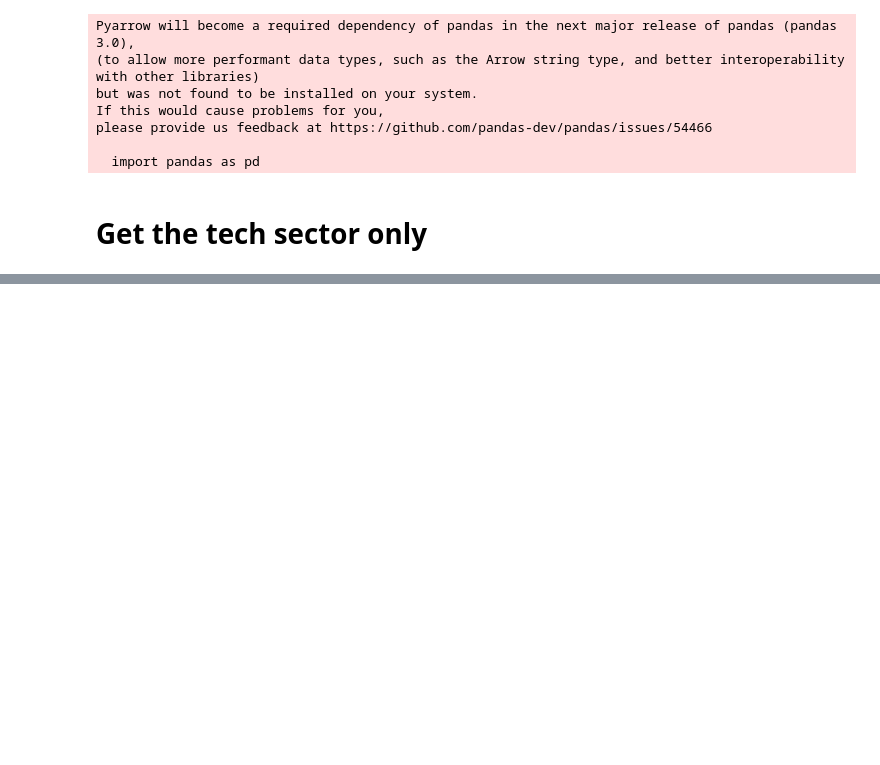
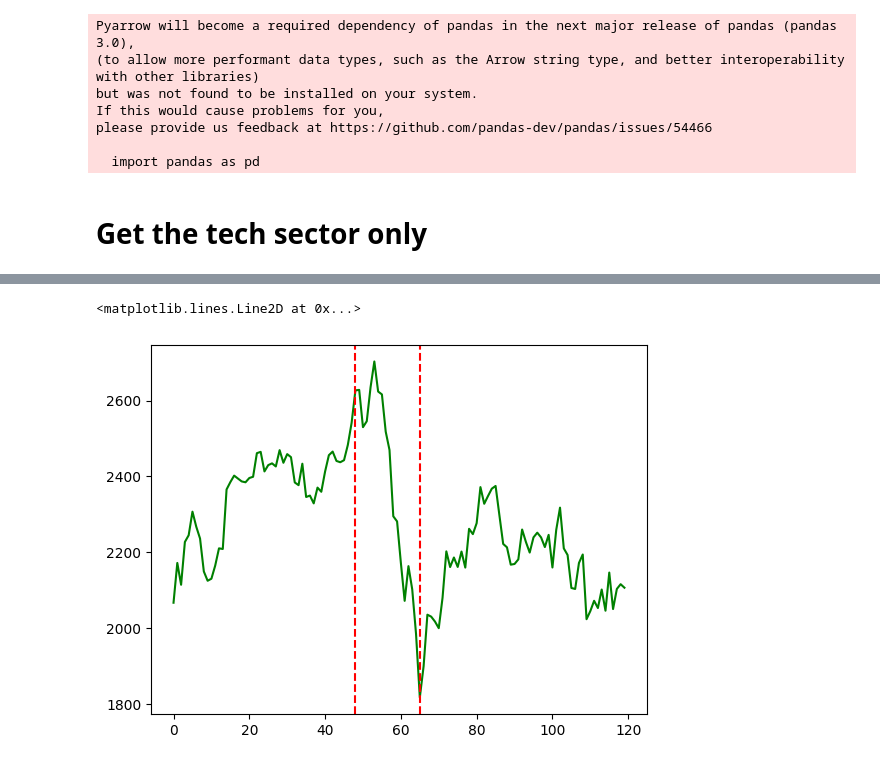
Before and after one commit to nishikaa/pair_trading, a Jupyter notebook: pair-trading-foundations/notebooks/Training Data Generation.ipynb, the cells around one changed output, grey strips where cells are left out. Cells and saved outputs as stored; diff of their text form; code cells hidden in the pictures; blank space fills up the shorter version.

```diff
--- a/pair-trading-foundations/notebooks/Training Data Generation.ipynb
+++ b/pair-trading-foundations/notebooks/Training Data Generation.ipynb
@@ -68,0 +114,8 @@ combined.to_csv('Data/all_sector_pairs.csv', index=False)
+# %%
+plt.plot(vec1_full[idx:(idx+120)], label='Stock1', color='green')
+# plt.plot(vec2_full[idx:(idx+120)], label='Stock2', color='blue')
+plt.axvline(x=48, color='red', linestyle='--', label='Vertical Line')
+plt.axvline(x=65, color='red', linestyle='--', label='Vertical Line')
+# %% [output]
+<matplotlib.lines.Line2D at 0x...>
+[figure, added]
```
Also changed, not shown: parts of 16 cells of this notebook, 2 other files.
